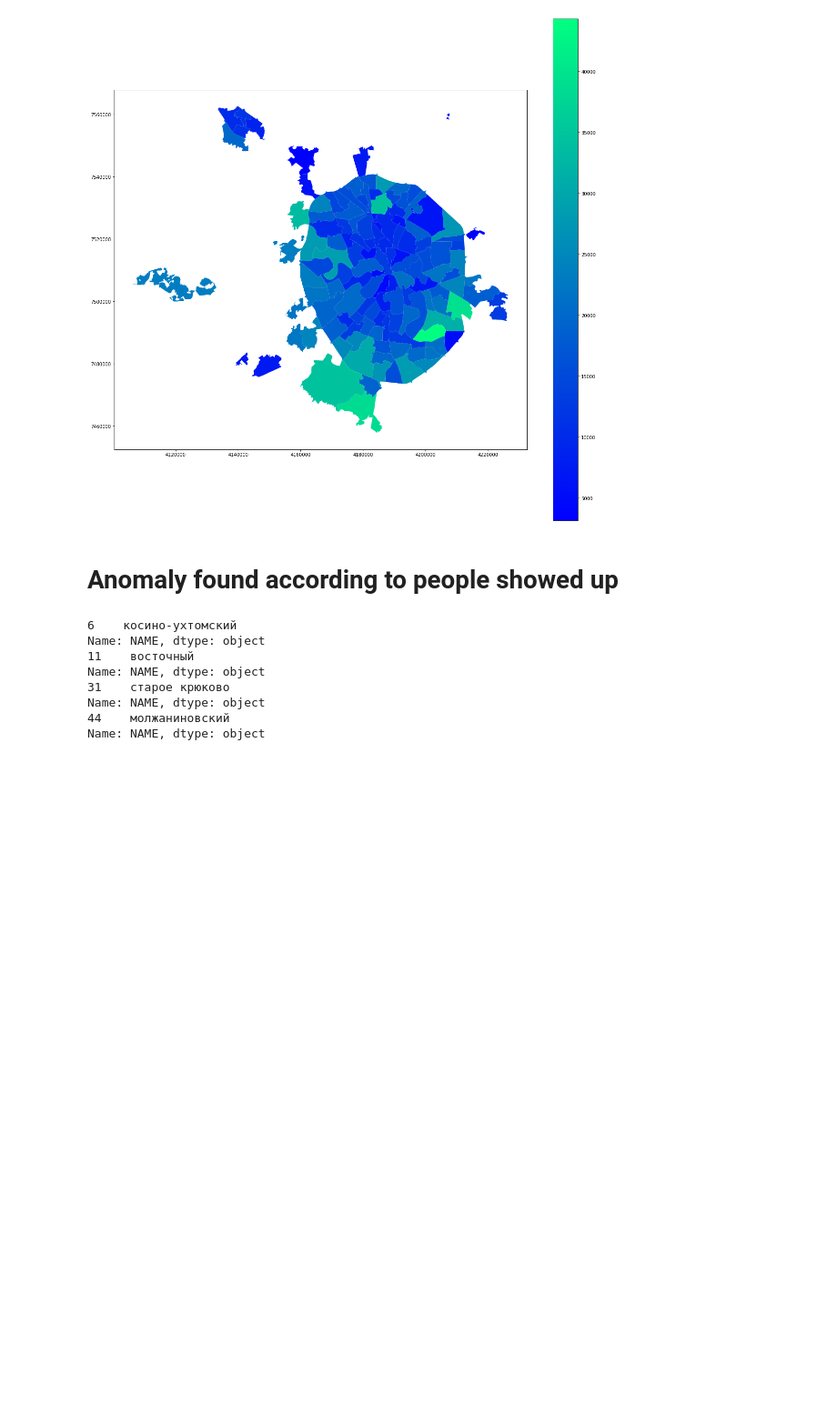
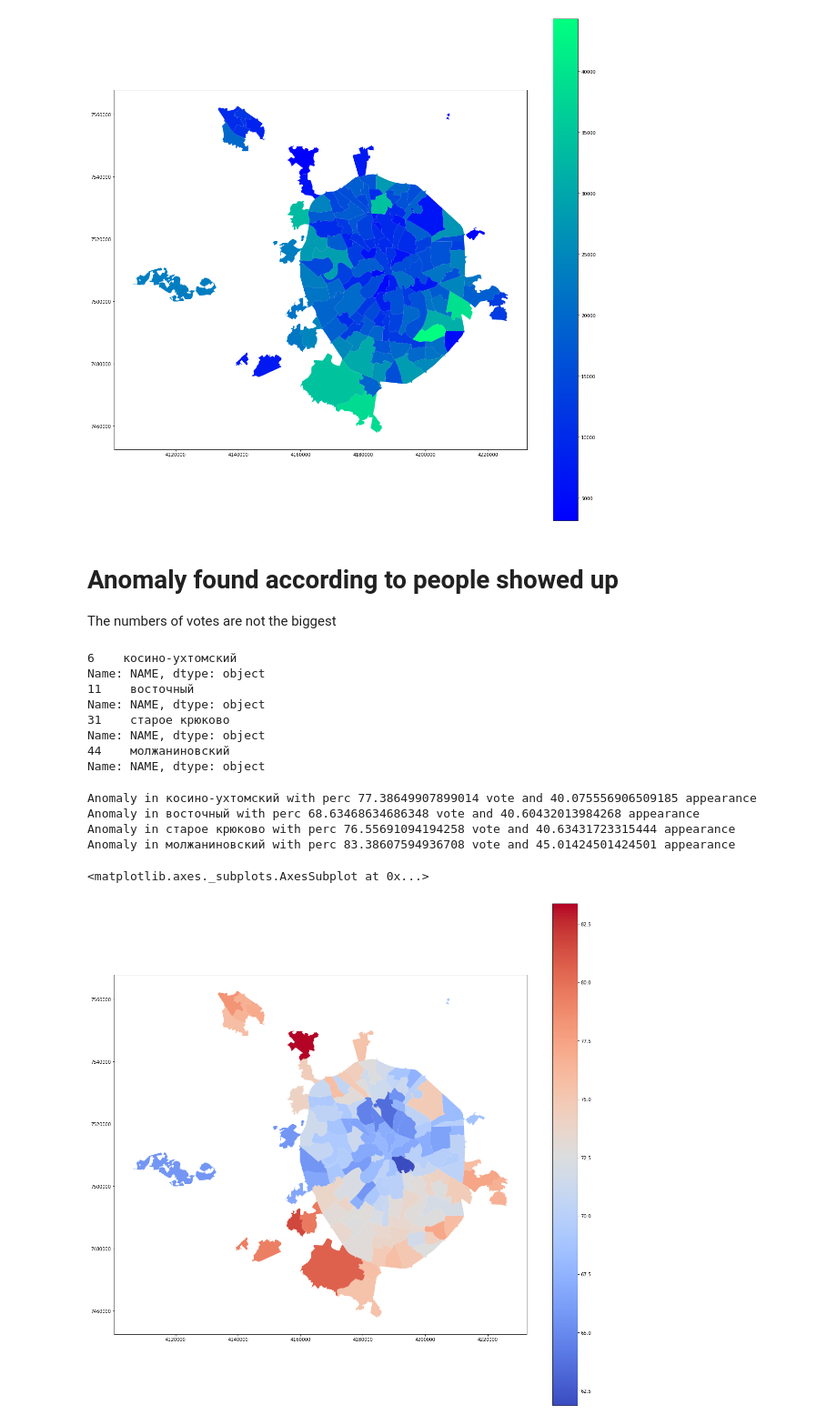
Before and after one commit to kirastain/SPO-5sem, a Jupyter notebook: lab3/Votes_analyze.ipynb, the cells around one changed output. Shown at 91% size. Drawn from its saved outputs; the diff is of its cells as text; code cells hidden in the pictures; blank space fills up the shorter version.

```diff
--- a/lab3/Untitled1.ipynb
+++ b/lab3/Votes_analyze.ipynb
@@ -216,6 +216,7 @@ complete_map.plot(column = 'Число действительных бюллет
 [figure]
 # %% [markdown]
 # Anomaly found according to people showed up
+The numbers of votes are not the biggest
 # %%
 showed_std = complete_map['showed'].std() * 3
 showed_avrg = complete_map['showed'].mean()
@@ -231,3 +232,19 @@ Name: NAME, dtype: object
 Name: NAME, dtype: object
 44    молжаниновский
 Name: NAME, dtype: object
+# %%
+for an in [6, 11, 31, 44]:
+    perc = complete_map.loc[an, 'Собянин Сергей Семенович'] / complete_map.loc[an, 'Число действительных бюллетеней'] * 100
+    print ('Anomaly in ' + str(complete_map.loc[an, 'District']) + ' with perc ' + str(perc) + ' vote and ' + str(complete_map.loc[an, 'showed']) + ' appearance')
+# %% [output]
+Anomaly in косино-ухтомский with perc 77.38649907899014 vote and 40.075556906509185 appearance
+Anomaly in восточный with perc 68.63468634686348 vote and 40.60432013984268 appearance
+Anomaly in старое крюково with perc 76.55691094194258 vote and 40.63431723315444 appearance
+Anomaly in молжаниновский with perc 83.38607594936708 vote and 45.01424501424501 appearance
+# %%
+win_votes = complete_map['Собянин Сергей Семенович'] / complete_map['Число действительных бюллетеней'] * 100
+complete_map['win_votes'] = win_votes
+complete_map.plot(column='win_votes', linewidth=1, cmap='coolwarm', legend=True, figsize=[20,20])
+# %% [output]
+<matplotlib.axes._subplots.AxesSubplot at 0x...>
+[figure, added]
```
